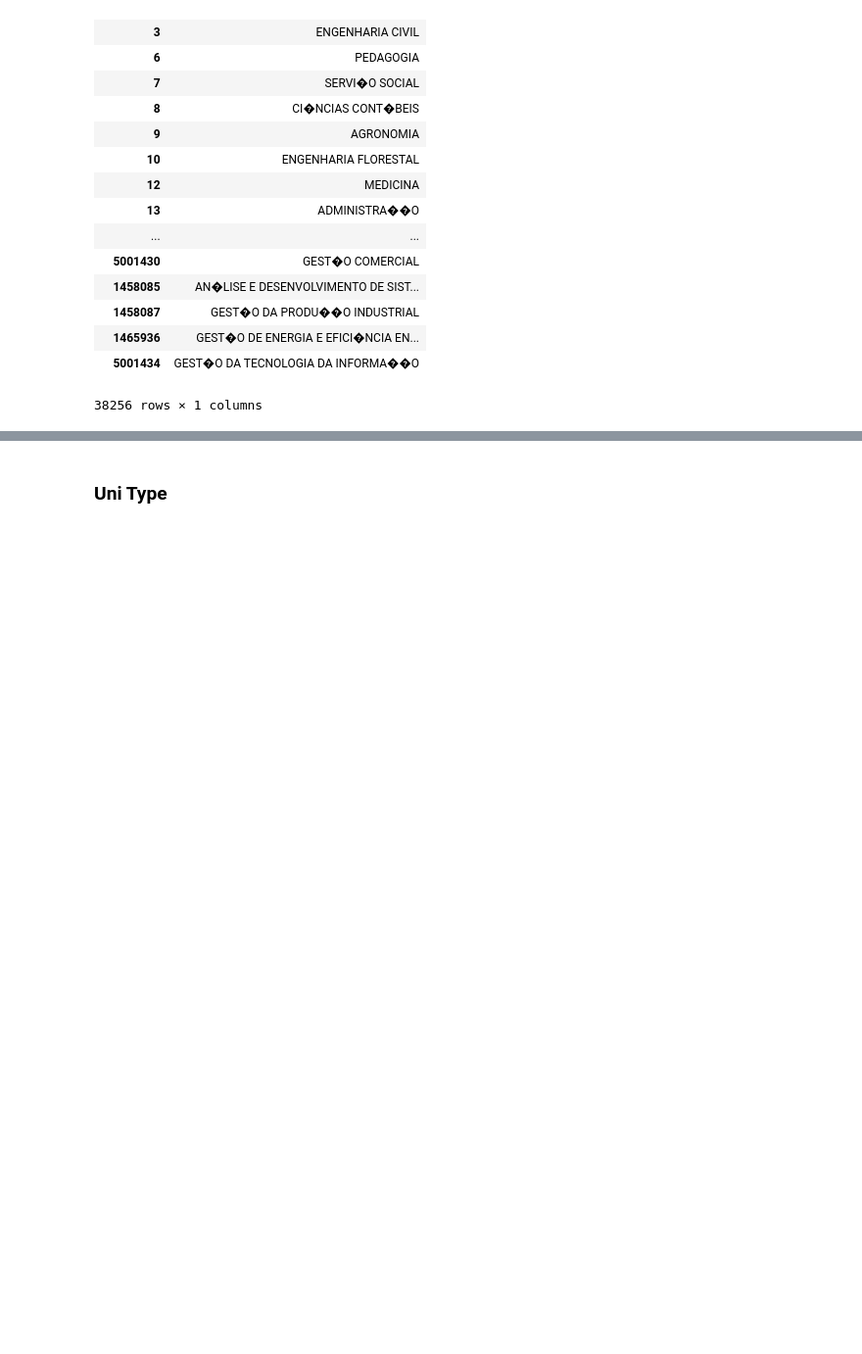
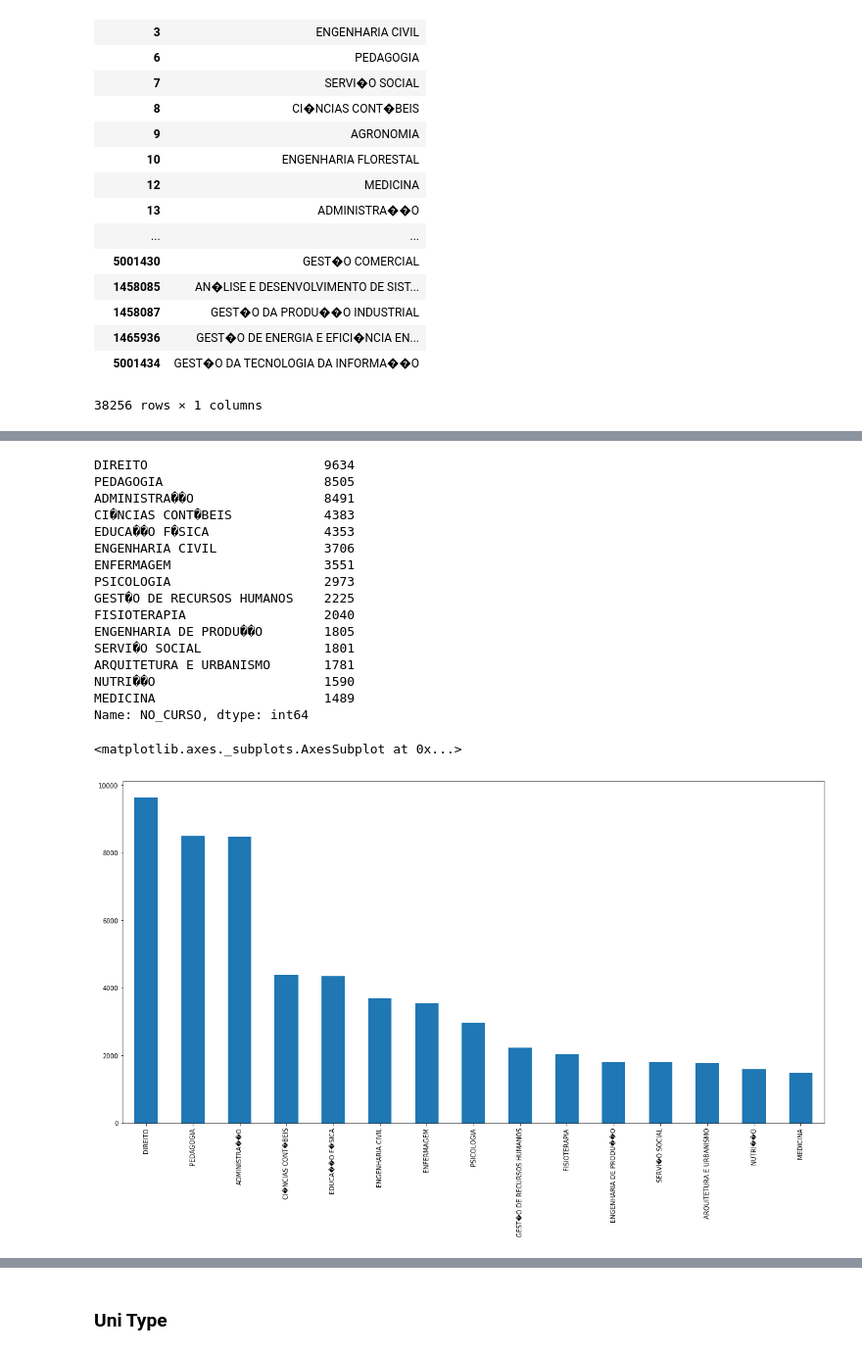
Before and after one commit to Kan4me/women_in_grad, a Jupyter notebook: 1_database_setup.ipynb, the cells around one changed output, grey strips where cells are left out. Shown: that part at 98% size. Saved outputs shown, nothing was run; the diff lists cells and outputs as text; code cells hidden in the pictures; blank space fills up the shorter version.

```diff
--- a/1_database_setup.ipynb
+++ b/1_database_setup.ipynb
@@ -190,0 +203,25 @@ AttributeError: 'DataFrame' object has no attribute 'value_counts'
+# %%
+final_course = df_fixed_course['NO_CURSO'].value_counts()
+print(final_course[:15])
+# df_fixed_course
+
+final_course[:15].plot(kind='bar', figsize=(20,10))
+# %% [output]
+DIREITO                       9634
+PEDAGOGIA                     8505
+ADMINISTRA��O                 8491
+CI�NCIAS CONT�BEIS            4383
+EDUCA��O F�SICA               4353
+ENGENHARIA CIVIL              3706
+ENFERMAGEM                    3551
+PSICOLOGIA                    2973
+GEST�O DE RECURSOS HUMANOS    2225
+FISIOTERAPIA                  2040
+ENGENHARIA DE PRODU��O        1805
+SERVI�O SOCIAL                1801
+ARQUITETURA E URBANISMO       1781
+NUTRI��O                      1590
+MEDICINA                      1489
+Name: NO_CURSO, dtype: int64
+<matplotlib.axes._subplots.AxesSubplot at 0x...>
+[figure, added]
```
Also changed, not shown: parts of 5 cells of this notebook, 1 other file.
